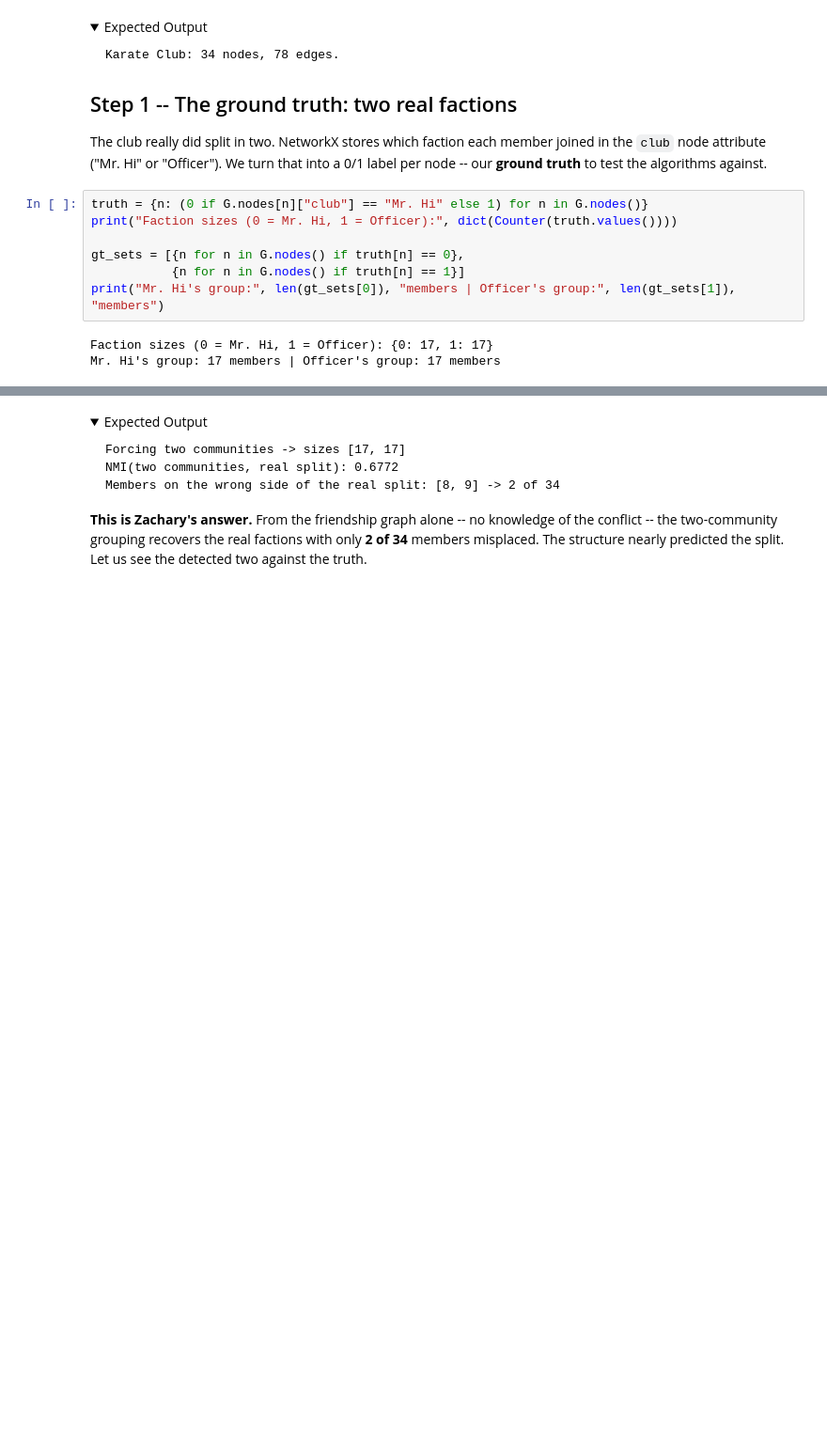
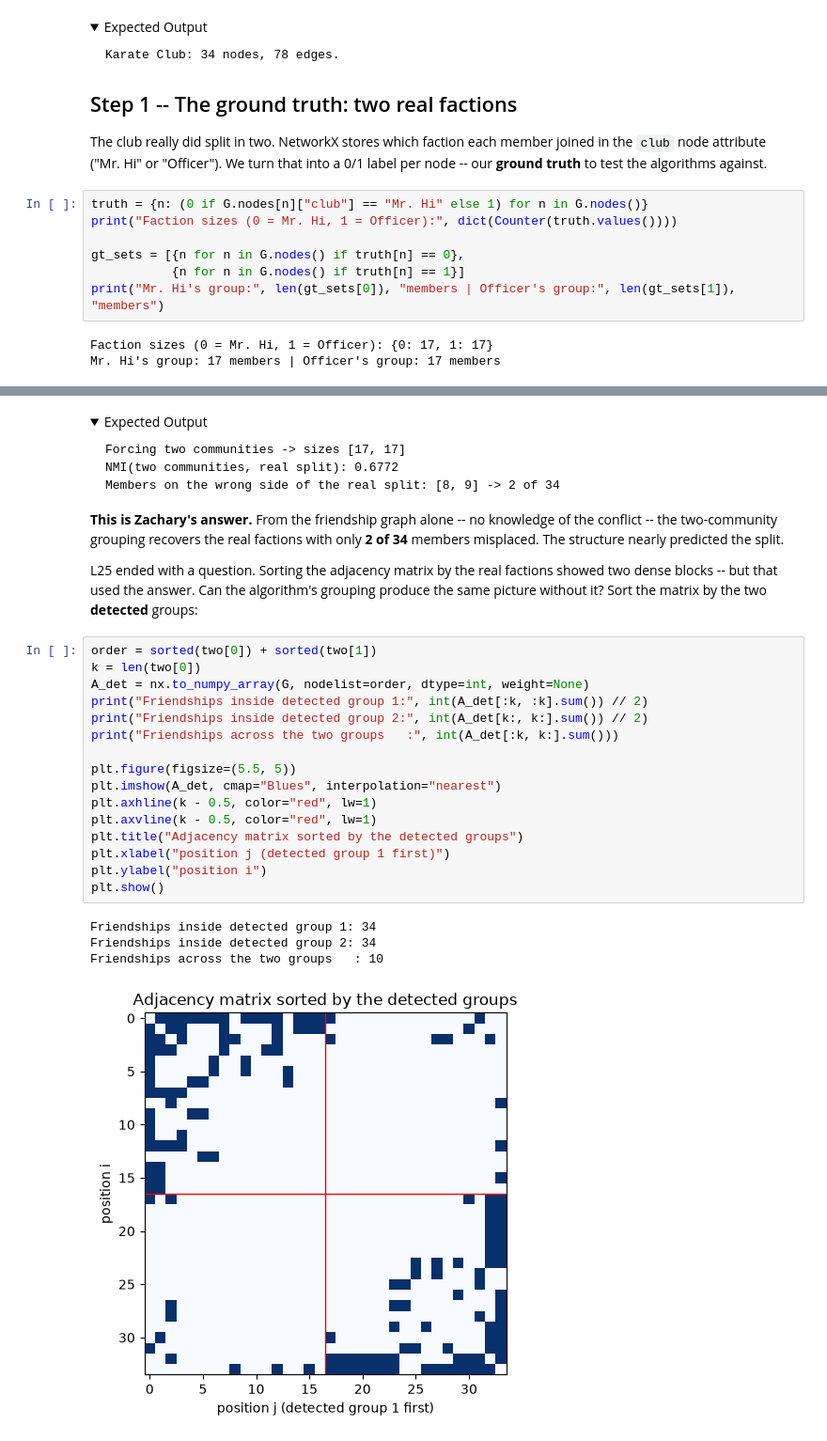
Before and after one commit to devomh/cdat4001-2026, a Jupyter notebook: u07_social_networks/l26_lab_community_detection.ipynb, the cells around one changed output, grey strips where cells are left out. Shown at 94% size. Drawn from its saved outputs; the diff is of its cells as text; folded sections open; blank space fills up the shorter version.

```diff
--- a/u07_social_networks/l26_lab_community_detection.ipynb
+++ b/u07_social_networks/l26_lab_community_detection.ipynb
@@ -205,4 +286,29 @@ Members on the wrong side of the real split: [8, 9] -> 2 of 34
 
 **This is Zachary's answer.** From the friendship graph alone -- no knowledge of the conflict -- the
 two-community grouping recovers the real factions with only **2 of 34** members misplaced. The structure
-nearly predicted the split. Let us see the detected two against the truth.
+nearly predicted the split.
+
+L25 ended with a question. Sorting the adjacency matrix by the real factions showed two dense blocks --
+but that used the answer. Can the algorithm's grouping produce the same picture without it? Sort the
+matrix by the two **detected** groups:
+# %%
+order = sorted(two[0]) + sorted(two[1])
+k = len(two[0])
+A_det = nx.to_numpy_array(G, nodelist=order, dtype=int, weight=None)
+print("Friendships inside detected group 1:", int(A_det[:k, :k].sum()) // 2)
+print("Friendships inside detected group 2:", int(A_det[k:, k:].sum()) // 2)
+print("Friendships across the two groups   :", int(A_det[:k, k:].sum()))
+
+plt.figure(figsize=(5.5, 5))
+plt.imshow(A_det, cmap="Blues", interpolation="nearest")
+plt.axhline(k - 0.5, color="red", lw=1)
+plt.axvline(k - 0.5, color="red", lw=1)
+plt.title("Adjacency matrix sorted by the detected groups")
+plt.xlabel("position j (detected group 1 first)")
+plt.ylabel("position i")
+plt.show()
+# %% [output]
+Friendships inside detected group 1: 34
+Friendships inside detected group 2: 34
+Friendships across the two groups   : 10
+[figure, added]
```
Also changed, not shown: parts of 35 cells of this notebook, 3 other files.
